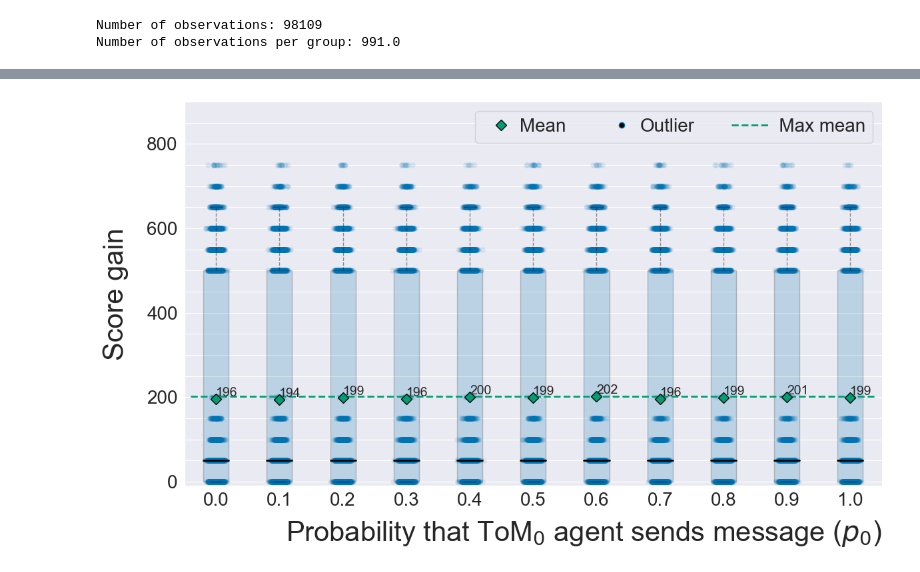
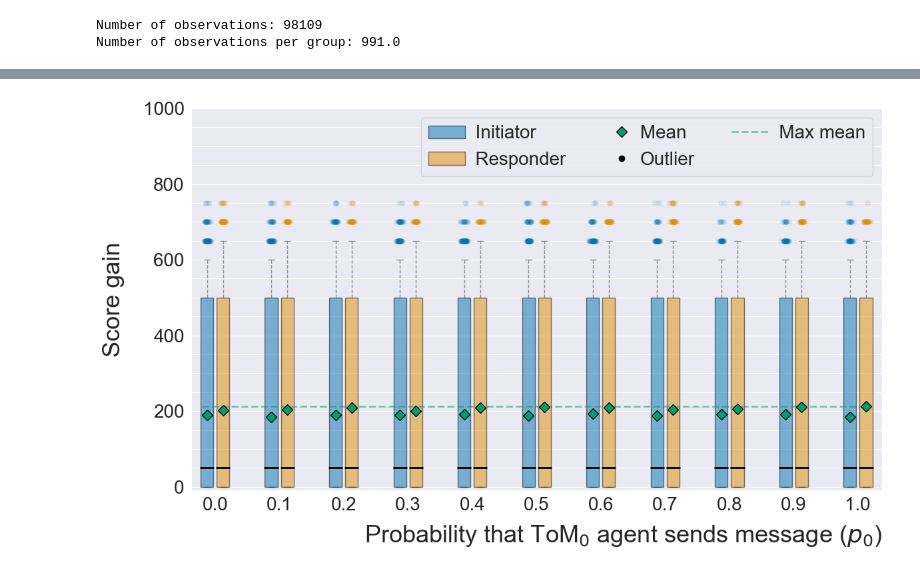
Before and after one commit to SverreBr/MasterThesis, a Jupyter notebook: py_src/expDetermineProb.ipynb, the cells around one changed output, grey strips where cells are left out. Drawn from its saved outputs; the diff is of its cells as text; code cells hidden in the pictures.

```diff
--- a/py_src/expDetermineProb.ipynb
+++ b/py_src/expDetermineProb.ipynb
@@ -136,5 +238,5 @@ plt.savefig(figure_path + "boxplot.png")
 # %%
-make_plot(df_transformed.loc[(df_transformed["init_highestValueParetoOutcome"] != 1) & df_transformed["resp_highestValueParetoOutcome"] != 1])
-plt.savefig(figure_path + "boxplot_pareto.png")
+make_plot_differentiate(df_transformed.loc[(df_transformed["init_highestValueParetoOutcome"] != -1) & (df_transformed["resp_highestValueParetoOutcome"] != -1)])
+plt.savefig(figure_path + "boxplot_separate_pareto.pdf")
 # %% [output]
-[figure, old version]
+[figure, new version]
```
Also changed, not shown: parts of 4 cells of this notebook, 5 other files.
